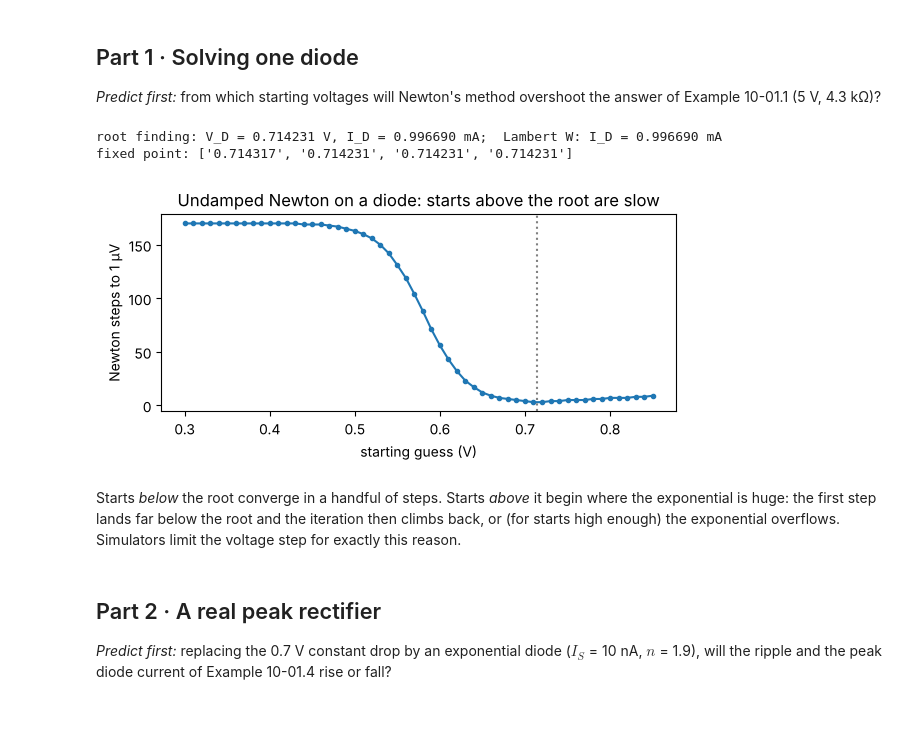
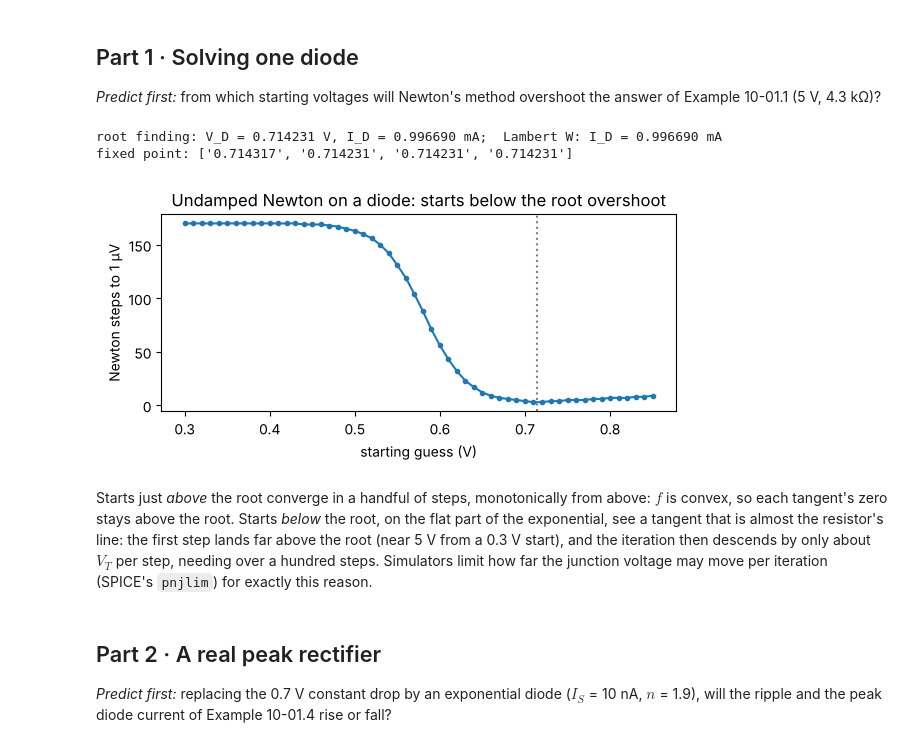
Before and after one commit to FrankHuang94/EE_database_claude, a Jupyter notebook: courses/10-electronics-1/labs/10-01-lab/10-01-diodes.ipynb, the cells around one changed output. Cells and saved outputs as stored; diff of their text form; code cells hidden in the pictures; blank space fills up the shorter version.

```diff
--- a/courses/10-electronics-1/labs/10-01-lab/10-01-diodes.ipynb
+++ b/courses/10-electronics-1/labs/10-01-lab/10-01-diodes.ipynb
@@ -23,37 +23,37 @@ V_T = 25.852 mV
 V, R = 5.0, 4.3e3
 f  = lambda v: IS * math.expm1(v / VT) - (V - v) / R
 fp = lambda v: IS / VT * math.exp(v / VT) + 1 / R
 vd = brentq(f, 0, 1, xtol=1e-15)
 iw = VT / R * lambertw(R * IS / VT * math.exp((V + R * IS) / VT)).real - IS
 print(f"root finding: V_D = {vd:.6f} V, I_D = {(V-vd)/R*1e3:.6f} mA;  Lambert W: I_D = {iw*1e3:.6f} mA")
 assert abs(vd - 0.7142) < 5e-5 and abs((V - vd) / R * 1e3 - 0.9967) < 5e-5
 
 # fixed-point iteration from 0.7 V
 x, fp_steps = 0.7, []
 for _ in range(4):
     x = VT * math.log((V - x) / R / IS + 1); fp_steps.append(x)
 print("fixed point:", [f"{s:.6f}" for s in fp_steps])
 
 # Newton steps needed to reach 1 uV, against the starting guess
 starts = np.linspace(0.3, 0.85, 56)
 steps = []
 for s in starts:
     x, n = s, 0
     while abs(x - vd) > 1e-6 and n < 200:
         x -= f(x) / fp(x); n += 1
     steps.append(n)
 plt.figure(figsize=(6, 3))
 plt.plot(starts, steps, "o-", ms=3)
 plt.axvline(vd, color="0.5", ls=":")
 plt.xlabel("starting guess (V)"); plt.ylabel("Newton steps to 1 µV")
-plt.title("Undamped Newton on a diode: starts above the root are slow")
+plt.title("Undamped Newton on a diode: starts below the root overshoot")
 plt.tight_layout(); plt.show()
 # %% [output]
 root finding: V_D = 0.714231 V, I_D = 0.996690 mA;  Lambert W: I_D = 0.996690 mA
 fixed point: ['0.714317', '0.714231', '0.714231', '0.714231']
-[figure, old version]
+[figure, new version]
 # %% [markdown]
-Starts *below* the root converge in a handful of steps. Starts *above* it begin where the exponential is huge: the first step lands far below the root and the iteration then climbs back, or (for starts high enough) the exponential overflows. Simulators limit the voltage step for exactly this reason.
+Starts just *above* the root converge in a handful of steps, monotonically from above: $f$ is convex, so each tangent's zero stays above the root. Starts *below* the root, on the flat part of the exponential, see a tangent that is almost the resistor's line: the first step lands far above the root (near 5 V from a 0.3 V start), and the iteration then descends by only about $V_T$ per step, needing over a hundred steps. Simulators limit how far the junction voltage may move per iteration (SPICE's `pnjlim`) for exactly this reason.
 # %% [markdown]
 ## Part 2 · A real peak rectifier
 
```
Also changed, not shown: 8 other files.
